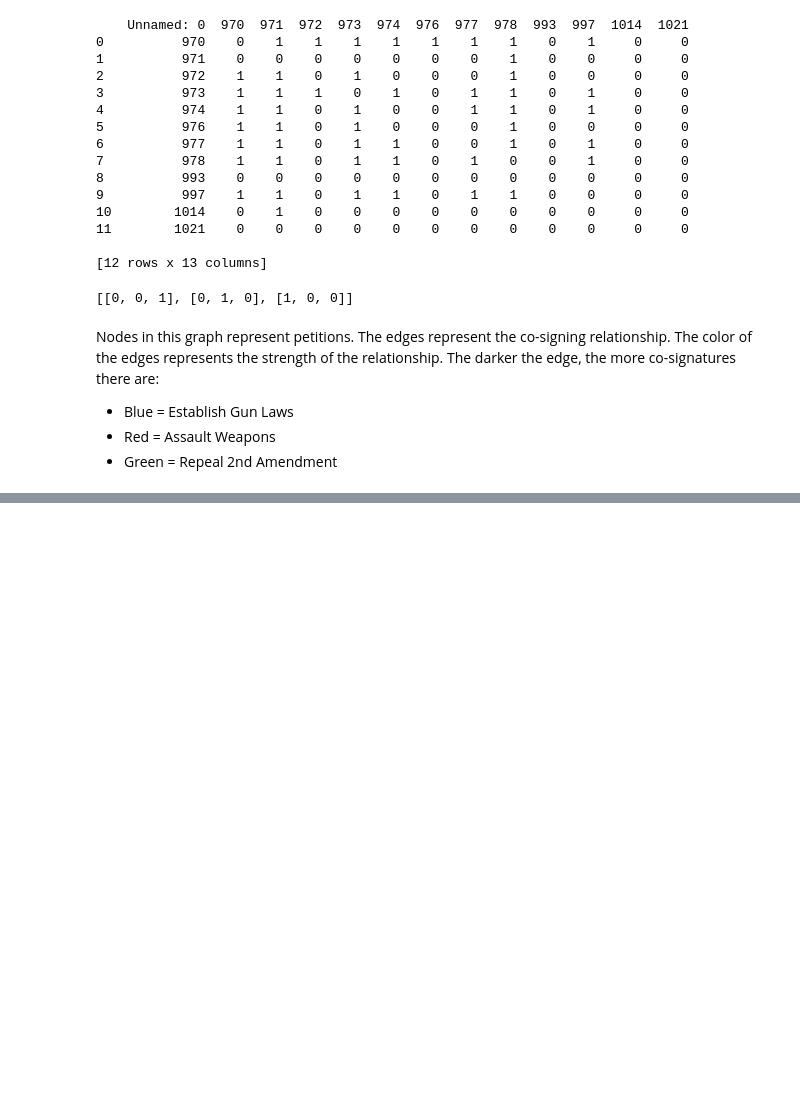
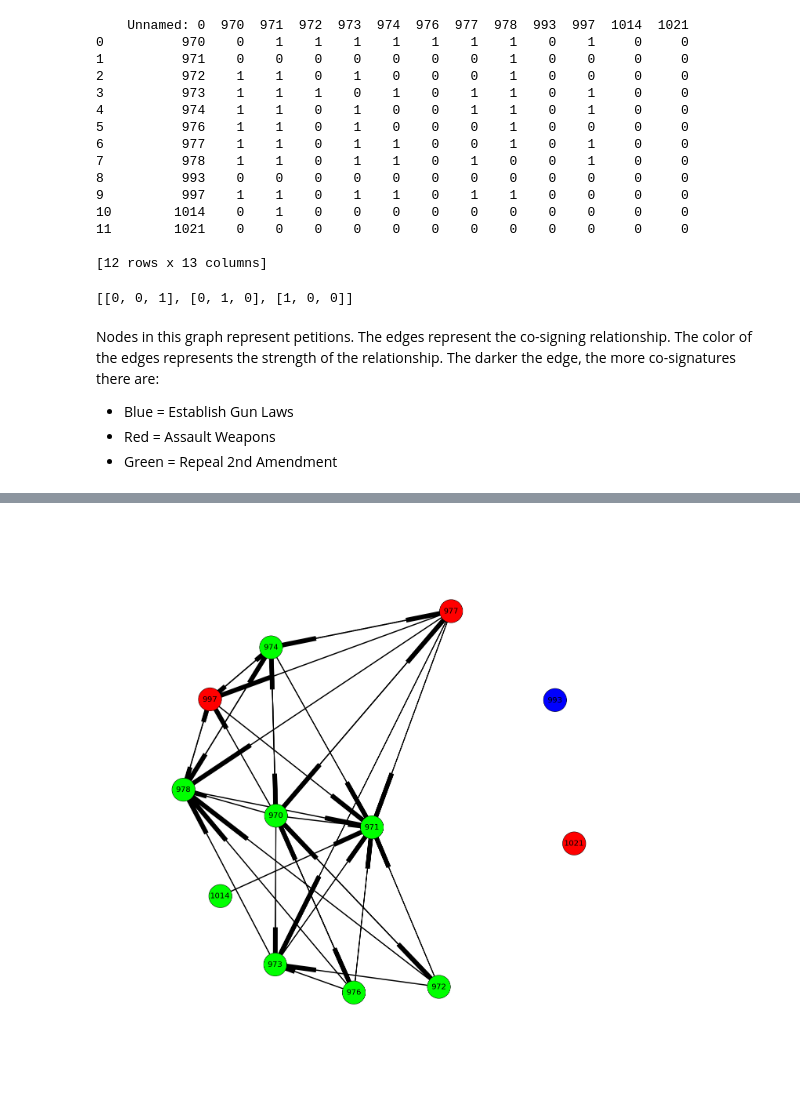
Before and after one commit to CatherineDumas/social_informatics_2014, a Jupyter notebook: notebooks/Accummulated_Confidence.ipynb, the cells around one changed output, grey strips where cells are left out. Drawn from its saved outputs; the diff is of its cells as text; code cells hidden in the pictures; blank space fills up the shorter version.

```diff
--- a/notebooks/Accummulated_Confidence.ipynb
+++ b/notebooks/Accummulated_Confidence.ipynb
@@ -184,0 +175,4 @@ generate_confidence_level_graphs('../data/50per_confidence_edges.txt')
+# %%
+generate_confidence_level_graphs('../data/pro_gc.edgelist.20.confidence.csv')
+# %% [output]
+[figure, added]
```
Also changed, not shown: parts of 12 cells of this notebook.
